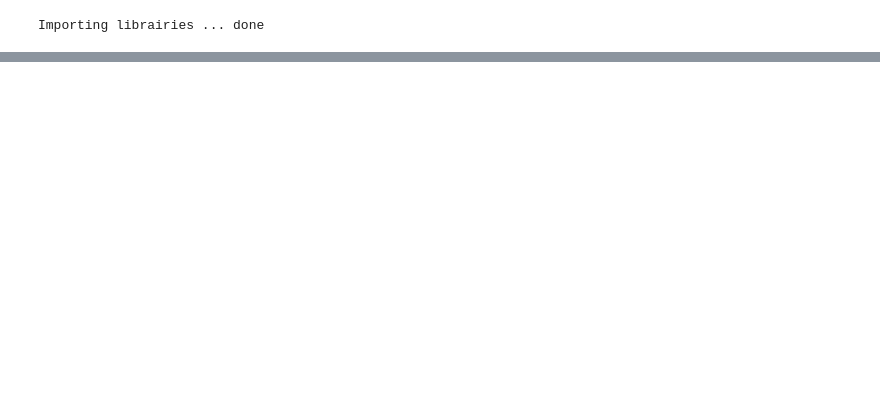
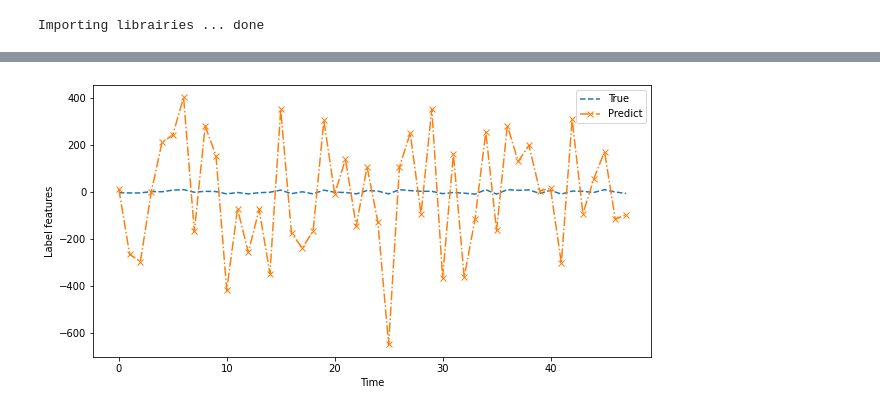
Before and after one commit to sconle/HMM, a Jupyter notebook: myScripts/data_generation.ipynb, the cells around one changed output, grey strips where cells are left out. Cells and saved outputs as stored; diff of their text form; code cells hidden in the pictures; blank space fills up the shorter version.

```diff
--- a/myScripts/data_generation.ipynb
+++ b/myScripts/data_generation.ipynb
@@ -62,0 +101,11 @@ plt.show()
+# %%
+plt.figure(figsize=(10,5))
+k = np.random.randint(n_regions)
+plt.plot(W[0,k,:].T, '--', label="True")
+plt.plot(clf.decoding_mats_[0,k,:].T, '-.x', label="Predict")
+plt.legend()
+plt.xlabel("Time")
+plt.ylabel("Label features")
+plt.show()
+# %% [output]
+[figure, added]
```
Also changed, not shown: parts of 8 cells of this notebook.
